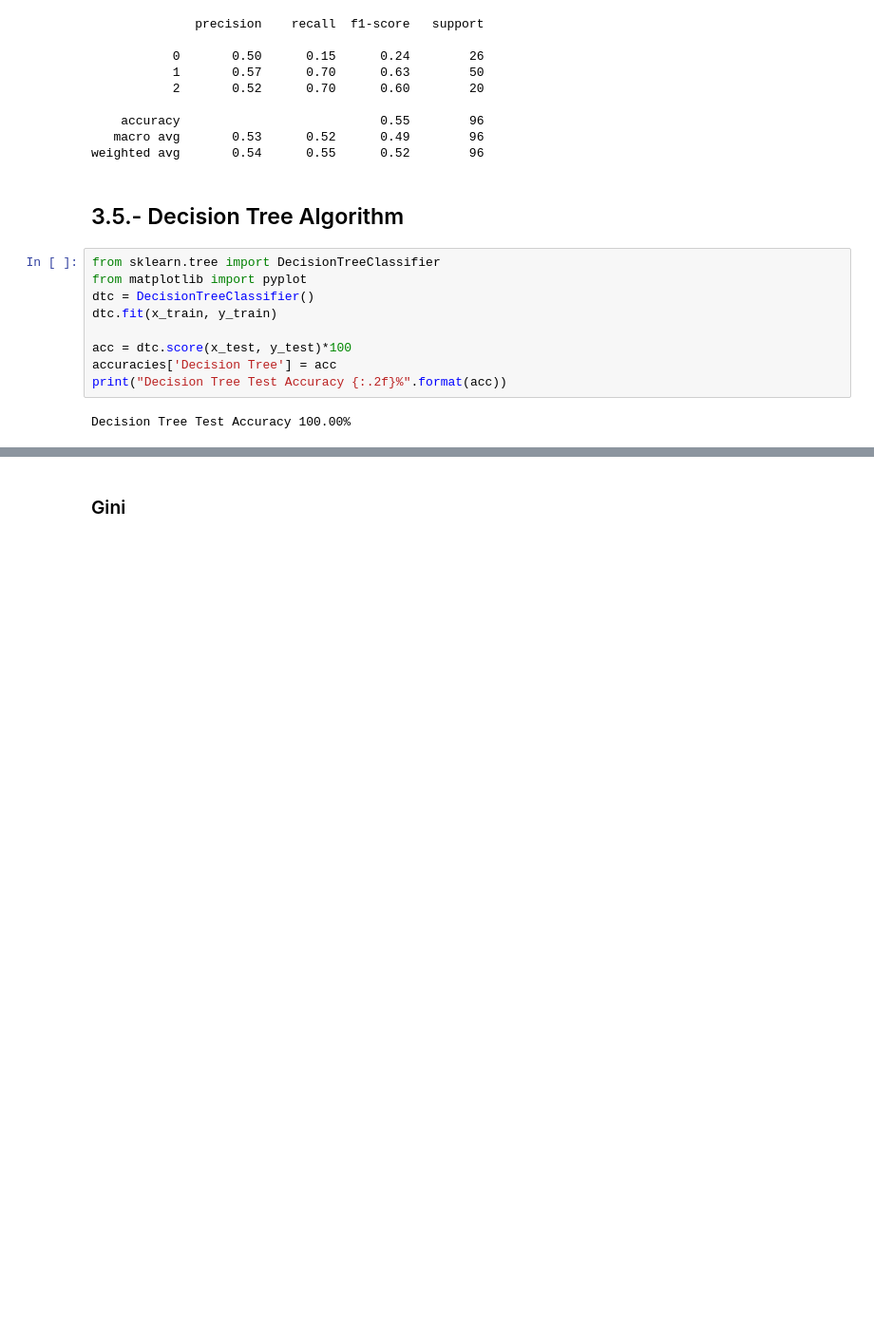
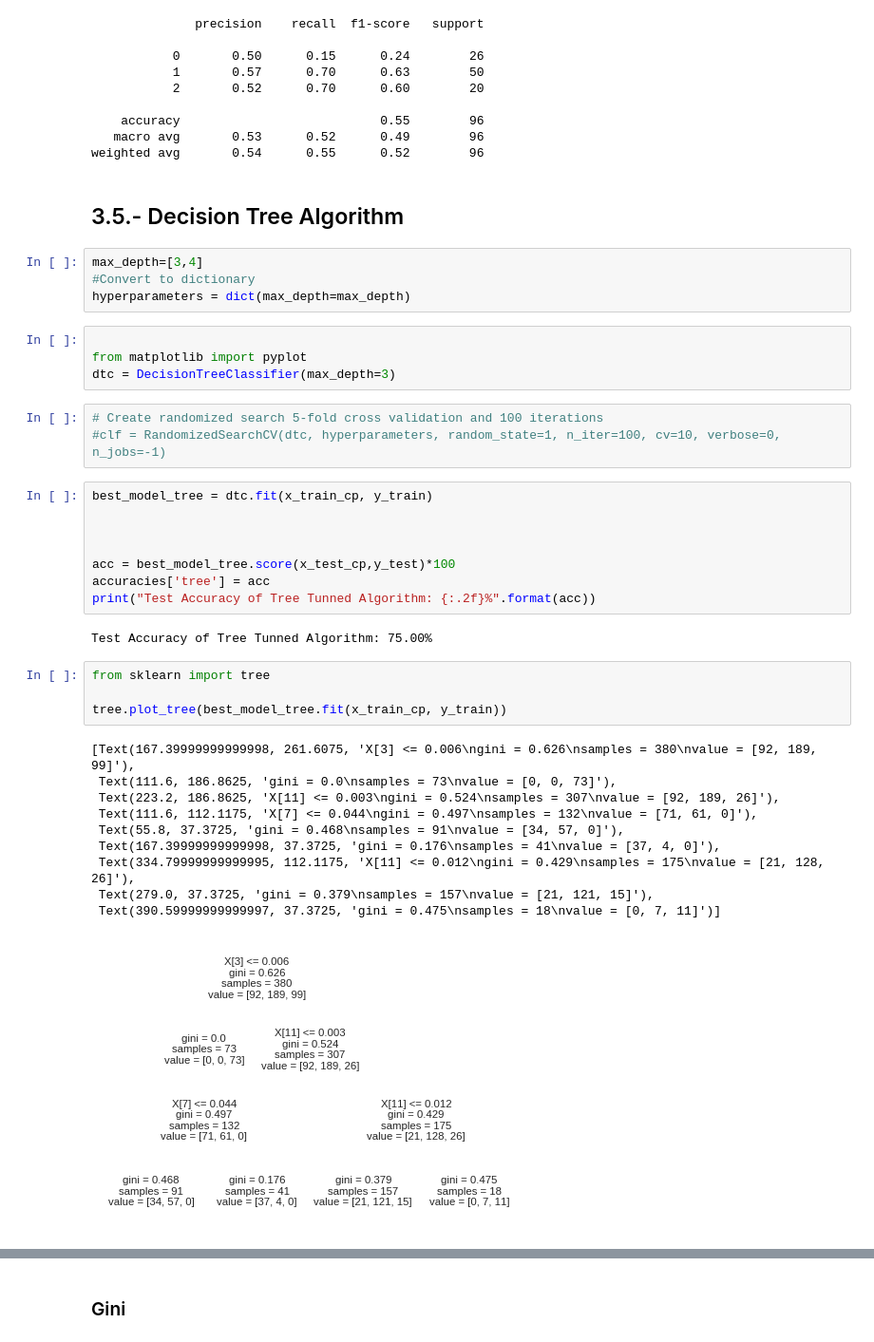
Before and after one commit to cvillarr123/marketingKPI, a Jupyter notebook: CLASIFICACION.ipynb, the cells around one changed output, grey strips where cells are left out. Shown at 95% size. Drawn from its saved outputs; the diff is of its cells as text; blank space fills up the shorter version.

```diff
--- a/CLASIFICACION.ipynb
+++ b/CLASIFICACION.ipynb
@@ -1360,14 +1362,39 @@ print( classification_report(y_test, best_model_nb.best_estimator_.predict(x_tes
 weighted avg       0.54      0.55      0.52        96
 # %% [markdown]
 ## 3.5.- Decision Tree Algorithm
+# %%
+max_depth=[3,4]
+#Convert to dictionary
+hyperparameters = dict(max_depth=max_depth)
+# %%
+
+from matplotlib import pyplot
+dtc = DecisionTreeClassifier(max_depth=3)
+# %%
+# Create randomized search 5-fold cross validation and 100 iterations
+#clf = RandomizedSearchCV(dtc, hyperparameters, random_state=1, n_iter=100, cv=10, verbose=0, n_jobs=-1)
 # %%
-from sklearn.tree import DecisionTreeClassifier
-from matplotlib import pyplot
-dtc = DecisionTreeClassifier()
-dtc.fit(x_train, y_train)
+best_model_tree = dtc.fit(x_train_cp, y_train)
 
-acc = dtc.score(x_test, y_test)*100
-accuracies['Decision Tree'] = acc
-print("Decision Tree Test Accuracy {:.2f}%".format(acc))
+
+
+acc = best_model_tree.score(x_test_cp,y_test)*100
+accuracies['tree'] = acc
+print("Test Accuracy of Tree Tunned Algorithm: {:.2f}%".format(acc))
 # %% [output]
-Decision Tree Test Accuracy 100.00%
+Test Accuracy of Tree Tunned Algorithm: 75.00%
+# %%
+from sklearn import tree
+
+tree.plot_tree(best_model_tree.fit(x_train_cp, y_train))
+# %% [output]
+[Text(167.39999999999998, 261.6075, 'X[3] <= 0.006\ngini = 0.626\nsamples = 380\nvalue = [92, 189, 99]'),
+ Text(111.6, 186.8625, 'gini = 0.0\nsamples = 73\nvalue = [0, 0, 73]'),
+ Text(223.2, 186.8625, 'X[11] <= 0.003\ngini = 0.524\nsamples = 307\nvalue = [92, 189, 26]'),
+ Text(111.6, 112.1175, 'X[7] <= 0.044\ngini = 0.497\nsamples = 132\nvalue = [71, 61, 0]'),
+ Text(55.8, 37.3725, 'gini = 0.468\nsamples = 91\nvalue = [34, 57, 0]'),
+ Text(167.39999999999998, 37.3725, 'gini = 0.176\nsamples = 41\nvalue = [37, 4, 0]'),
+ Text(334.79999999999995, 112.1175, 'X[11] <= 0.012\ngini = 0.429\nsamples = 175\nvalue = [21, 128, 26]'),
+ Text(279.0, 37.3725, 'gini = 0.379\nsamples = 157\nvalue = [21, 121, 15]'),
+ Text(390.59999999999997, 37.3725, 'gini = 0.475\nsamples = 18\nvalue = [0, 7, 11]')]
+[figure, added]
```
Also changed, not shown: parts of 2 cells of this notebook.
